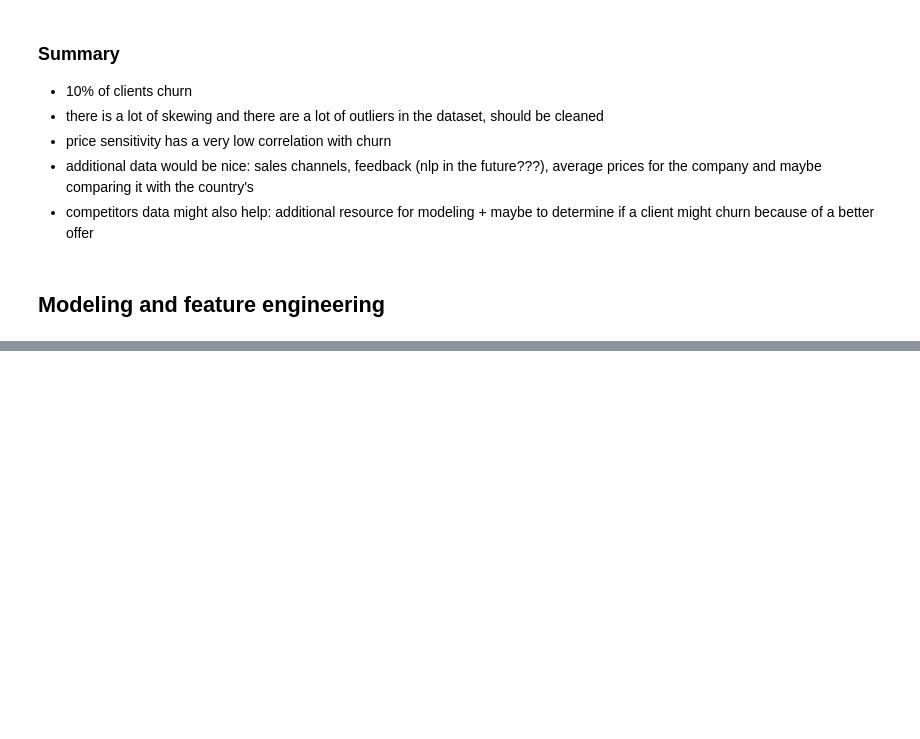
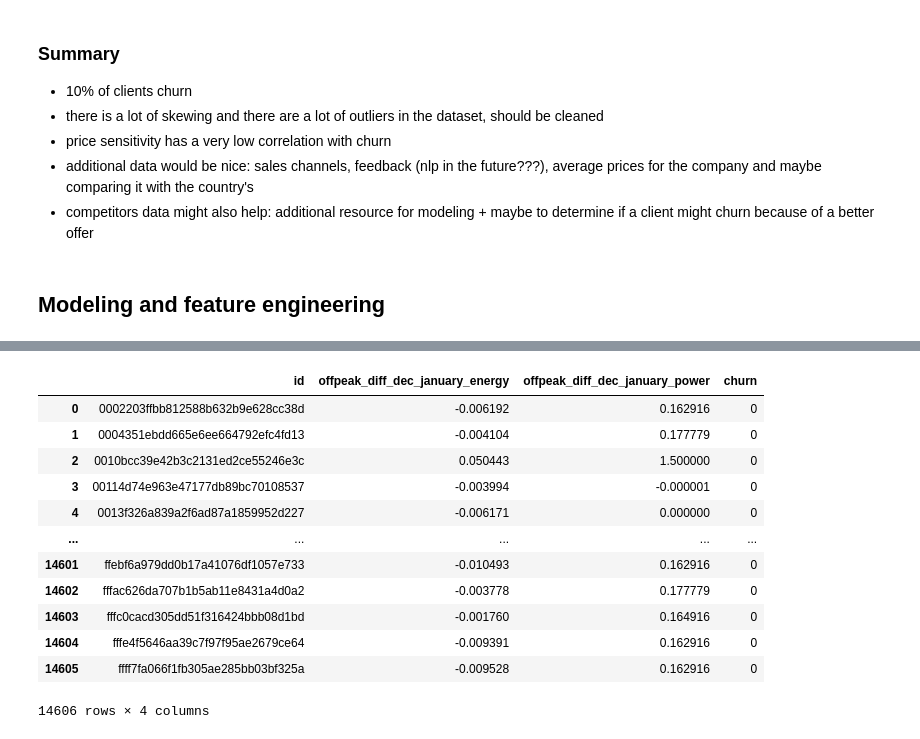
Before and after one commit to sersldmir/forage_collection, a Jupyter notebook: project.ipynb, the cells around one changed output, grey strips where cells are left out. Saved outputs shown, nothing was run; the diff lists cells and outputs as text; code cells hidden in the pictures; blank space fills up the shorter version.

```diff
--- a/project.ipynb
+++ b/project.ipynb
@@ -492,0 +545,21 @@ Still quite bad. Price should be reengineered
+# %%
+# function that calculates the feature
+
+def feature_calculating(dataframe):
+    # Group off-peak prices by companies and month
+    monthly_price_by_id = dataframe.groupby(['id', 'price_date']).agg({'price_off_peak_var': 'mean', 'price_off_peak_fix': 'mean'}).reset_index()
+
+    # Get january and december prices
+    jan_prices = monthly_price_by_id.groupby('id').first().reset_index()
+    dec_prices = monthly_price_by_id.groupby('id').last().reset_index()
+
+    # Calculate the difference
+    diff = pd.merge(dec_prices.rename(columns={'price_off_peak_var': 'dec_1', 'price_off_peak_fix': 'dec_2'}), jan_prices.drop(columns='price_date'), on='id')
+    diff['offpeak_diff_dec_january_energy'] = diff['dec_1'] - diff['price_off_peak_var']
+    diff['offpeak_diff_dec_january_power'] = diff['dec_2'] - diff['price_off_peak_fix']
+    diff = diff[['id', 'offpeak_diff_dec_january_energy','offpeak_diff_dec_january_power']]
+
+    return diff
+# %%
+feature_price = feature_calculating(price_data)
+feature_price
@@ -492,0 +580,18 @@ Still quite bad. Price should be reengineered
+# %%
+# merge churns to the features
+feature_price = pd.merge(left=feature_price, right=client_data[["id", "churn"]], on=["id"], how="inner")
+feature_price
+# %% [output]
+|  | id | offpeak_diff_dec_january_energy | offpeak_diff_dec_january_power | churn |
+| 0 | 0002203ffbb812588b632b9e628cc38d | -0.006192 | 0.162916 | 0 |
+| 1 | 0004351ebdd665e6ee664792efc4fd13 | -0.004104 | 0.177779 | 0 |
+| 2 | 0010bcc39e42b3c2131ed2ce55246e3c | 0.050443 | 1.500000 | 0 |
+| 3 | 00114d74e963e47177db89bc70108537 | -0.003994 | -0.000001 | 0 |
+| 4 | 0013f326a839a2f6ad87a1859952d227 | -0.006171 | 0.000000 | 0 |
+| ... | ... | ... | ... | ... |
+| 14601 | ffebf6a979dd0b17a41076df1057e733 | -0.010493 | 0.162916 | 0 |
+| 14602 | fffac626da707b1b5ab11e8431a4d0a2 | -0.003778 | 0.177779 | 0 |
+| 14603 | fffc0cacd305dd51f316424bbb08d1bd | -0.001760 | 0.164916 | 0 |
+| 14604 | fffe4f5646aa39c7f97f95ae2679ce64 | -0.009391 | 0.162916 | 0 |
+| 14605 | ffff7fa066f1fb305ae285bb03bf325a | -0.009528 | 0.162916 | 0 |
+14606 rows × 4 columns
```
Also changed, not shown: parts of 14 cells of this notebook.
